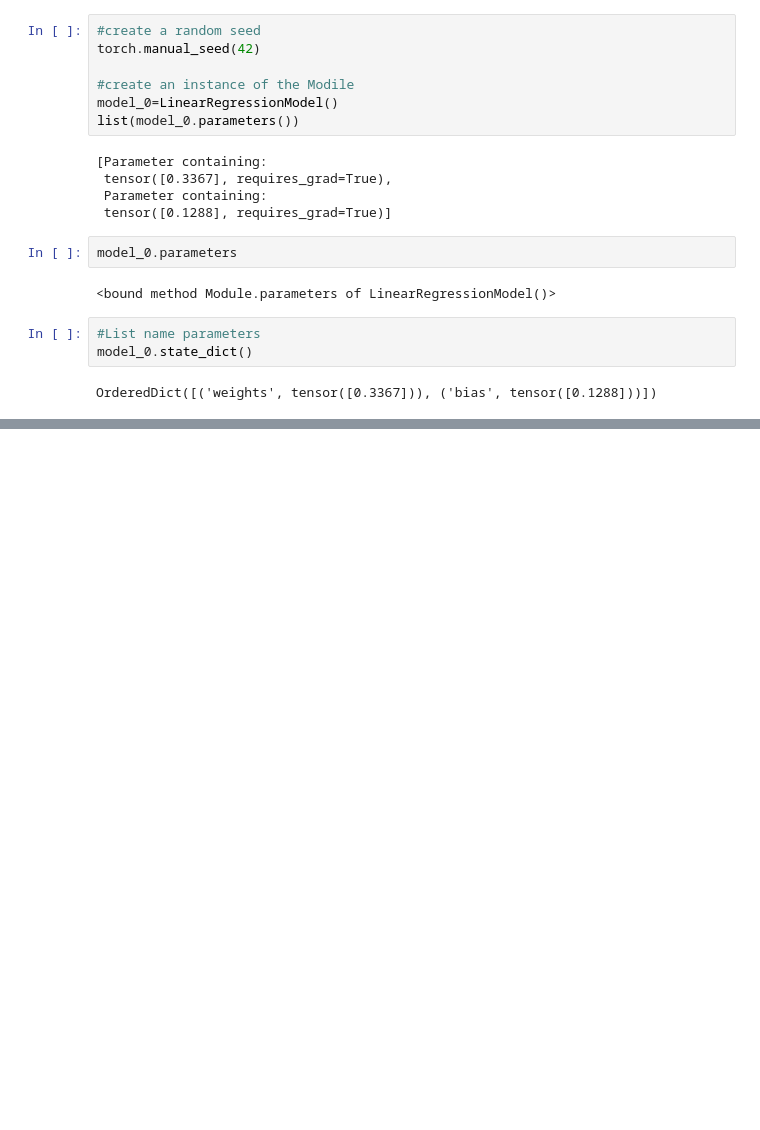
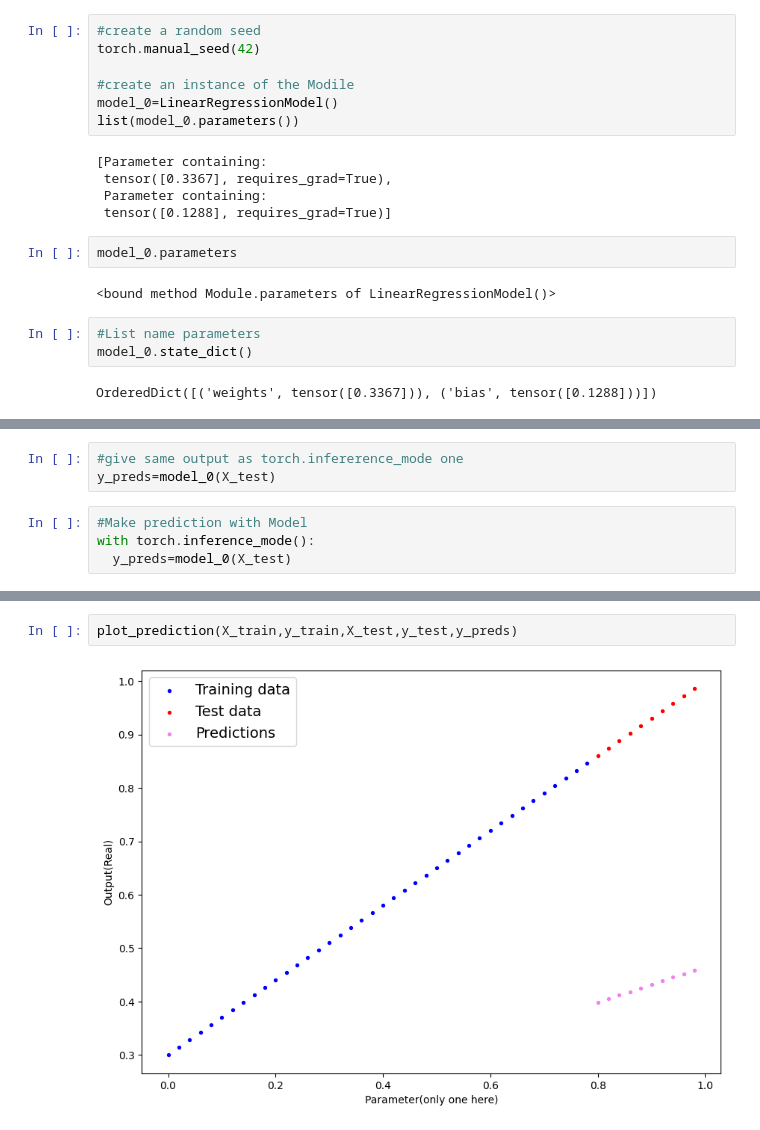
Before and after one commit to 25f2009371-oss/Deep-Learning-with-pytorch-My-notes-and-work-, a Jupyter notebook: 02_Pytorch_Workflow.ipynb, the cells around one changed output, grey strips where cells are left out. Cells and saved outputs as stored; diff of their text form; blank space fills up the shorter version.

Commit message:
making prediction from our first neural network model it give high prediction error we will improve it later

```diff
--- a/02_Pytorch_Workflow.ipynb
+++ b/02_Pytorch_Workflow.ipynb
@@ -228,0 +260,7 @@ weight,bias
+# %%
+#give same output as torch.infererence_mode one
+y_preds=model_0(X_test)
+# %%
+#Make prediction with Model
+with torch.inference_mode():
+  y_preds=model_0(X_test)
@@ -228,0 +280,4 @@ weight,bias
+# %%
+plot_prediction(X_train,y_train,X_test,y_test,y_preds)
+# %% [output]
+[figure, added]
```
Also changed, not shown: parts of 6 cells of this notebook.
